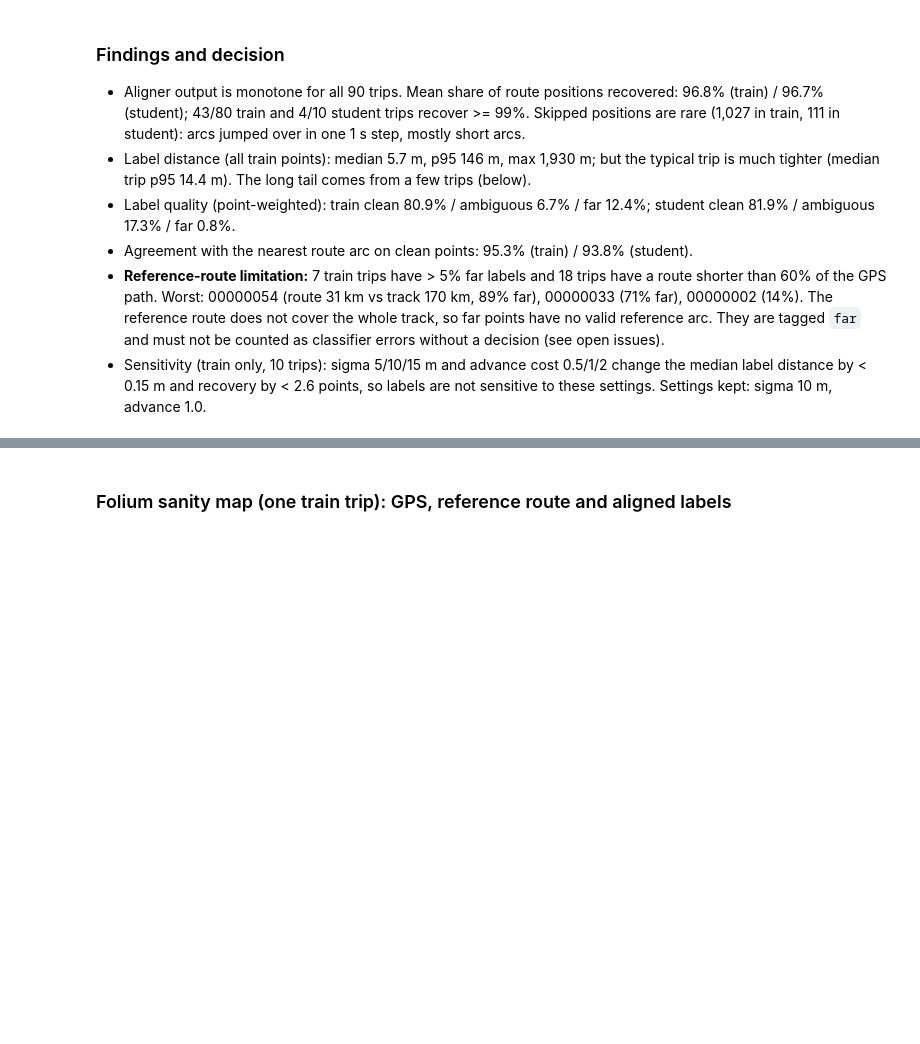
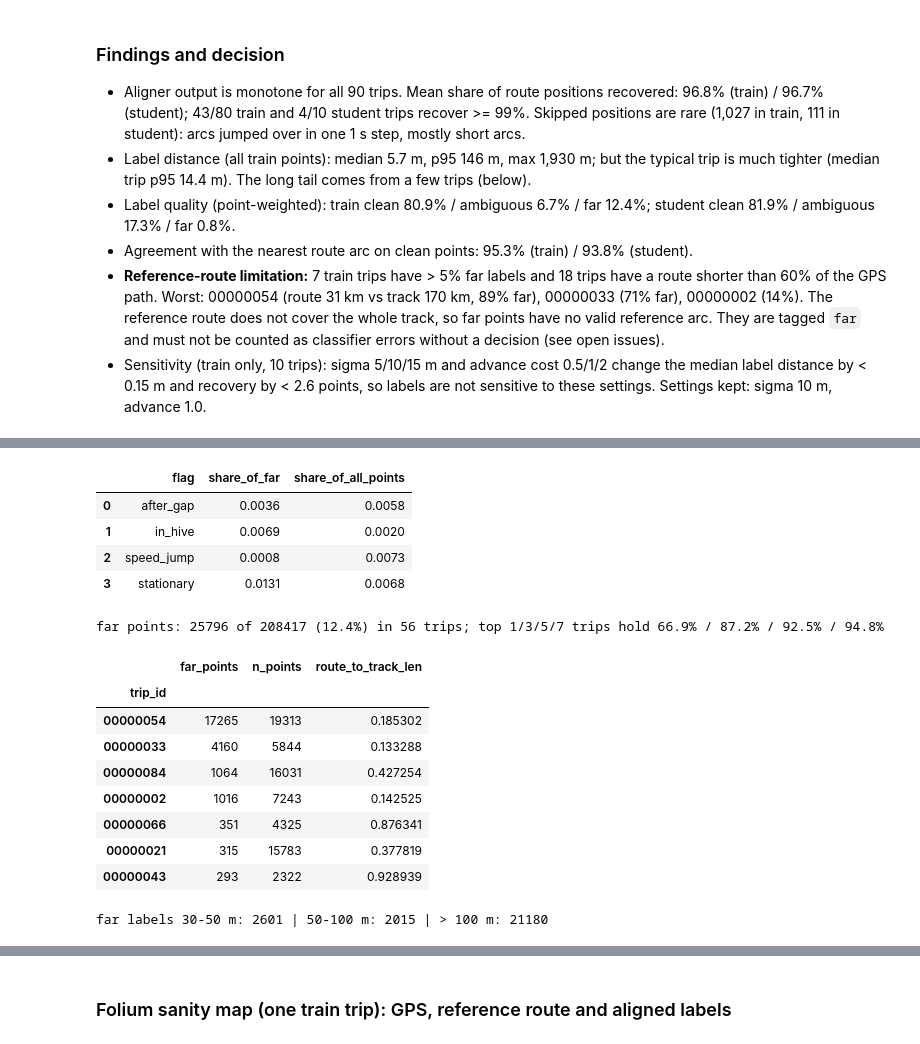
Before and after one commit to cosmocode-source/PATHSNAP, a Jupyter notebook: data_preprocessing/data_preprocessing/PathSnap_Preprocessing.ipynb, the cells around one changed output, grey strips where cells are left out. Cells and saved outputs as stored; diff of their text form; code cells hidden in the pictures; blank space fills up the shorter version.

```diff
--- a/data_preprocessing/data_preprocessing/PathSnap_Preprocessing.ipynb
+++ b/data_preprocessing/data_preprocessing/PathSnap_Preprocessing.ipynb
@@ -334,0 +368,30 @@ print({s: lab[s].shape for s in lab})
+# %%
+"""Far-point analysis (TRAIN): which flags co-occur, which trips cause them, and how far they are."""
+FL = flags["train"][["trip_id", "gps_row", "after_gap", "in_hive", "speed_jump", "stationary"]]
+M = lab["train"].merge(FL, on=["trip_id", "gps_row"]); far = M[M.label_quality == "far"]
+rows = [dict(flag=f, share_of_far=far[f].mean(), share_of_all_points=M[f].mean()) for f in ["after_gap", "in_hive", "speed_jump", "stationary"]]
+display(pd.DataFrame(rows).round(4))
+per_trip_far = far.groupby("trip_id").size().sort_values(ascending=False)
+cum = [per_trip_far.head(k).sum() / per_trip_far.sum() for k in (1, 3, 5, 7)]
+print(f"far points: {len(far)} of {len(M)} ({len(far)/len(M):.1%}) in {len(per_trip_far)} trips; top 1/3/5/7 trips hold {cum[0]:.1%} / {cum[1]:.1%} / {cum[2]:.1%} / {cum[3]:.1%}")
+display(per_trip_far.head(7).to_frame("far_points").join(V.set_index("trip_id")[["n_points", "route_to_track_len"]]))
+d = far.label_distance_m
+print(f"far labels 30-50 m: {int(((d > 30) & (d <= 50)).sum())} | 50-100 m: {int(((d > 50) & (d <= 100)).sum())} | > 100 m: {int((d > 100).sum())}")
+log_decision("4.3", "far_points_train", len(far), f"top-3 trips hold {cum[1]:.1%}; {int((d > 50).sum())} are > 50 m (reference route does not cover the track)")
+# %% [output]
+|  | flag | share_of_far | share_of_all_points |
+| 0 | after_gap | 0.0036 | 0.0058 |
+| 1 | in_hive | 0.0069 | 0.0020 |
+| 2 | speed_jump | 0.0008 | 0.0073 |
+| 3 | stationary | 0.0131 | 0.0068 |
+far points: 25796 of 208417 (12.4%) in 56 trips; top 1/3/5/7 trips hold 66.9% / 87.2% / 92.5% / 94.8%
+|  | far_points | n_points | route_to_track_len |
+| trip_id |  |  |  |
+| 00000054 | 17265 | 19313 | 0.185302 |
+| 00000033 | 4160 | 5844 | 0.133288 |
+| 00000084 | 1064 | 16031 | 0.427254 |
+| 00000002 | 1016 | 7243 | 0.142525 |
+| 00000066 | 351 | 4325 | 0.876341 |
+| 00000021 | 315 | 15783 | 0.377819 |
+| 00000043 | 293 | 2322 | 0.928939 |
+far labels 30-50 m: 2601 | 50-100 m: 2015 | > 100 m: 21180
```
Also changed, not shown: parts of 8 cells of this notebook, 6 other files.
